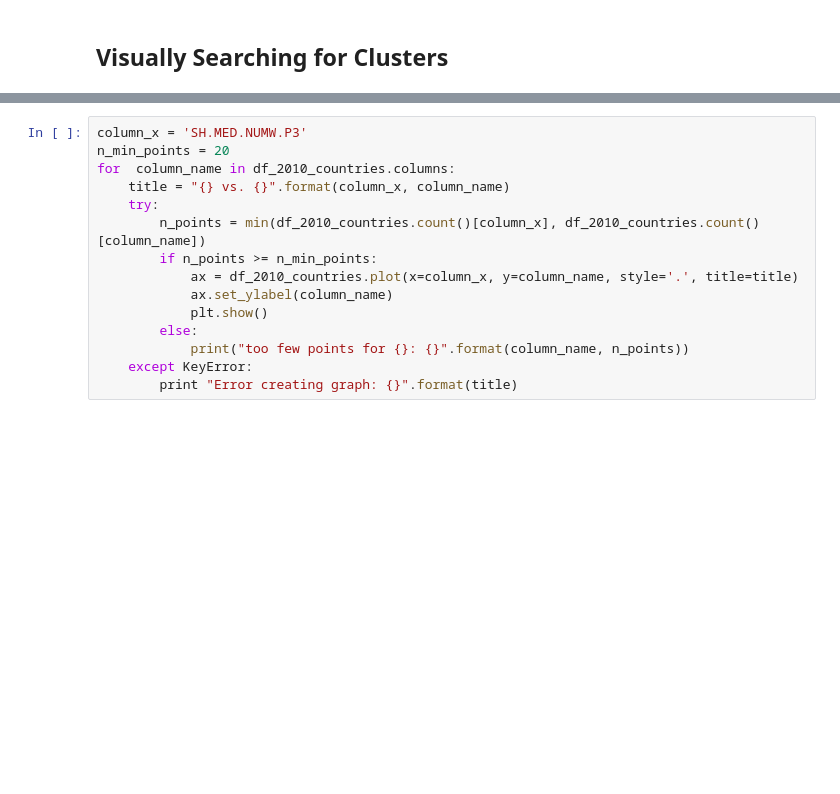
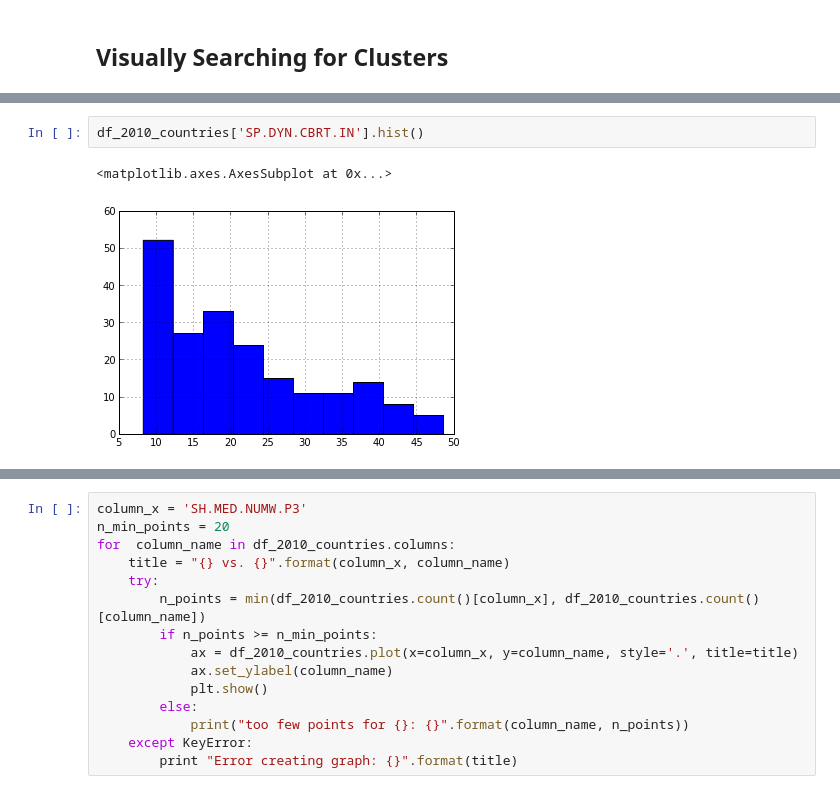
Before and after one commit to dennisobrien/GeneralAssemblyDataScience2013, a Jupyter notebook: HomeworkAssignment_05/ClusteringHealth.ipynb, the cells around one changed output, grey strips where cells are left out. Cells and saved outputs as stored; diff of their text form; blank space fills up the shorter version.

Commit message:
Plot the distributions of each of the metrics to get an idea of how they are shaped. Plot some pairs of metrics.

```diff
--- a/HomeworkAssignment_05/ClusteringHealth.ipynb
+++ b/HomeworkAssignment_05/ClusteringHealth.ipynb
@@ -203,0 +215,5 @@ dtypes: float64(105)
+# %%
+df_2010_countries['SP.DYN.CBRT.IN'].hist()
+# %% [output]
+<matplotlib.axes.AxesSubplot at 0x...>
+[figure, added]
```
Also changed, not shown: parts of 6 cells of this notebook, 1 other file.
